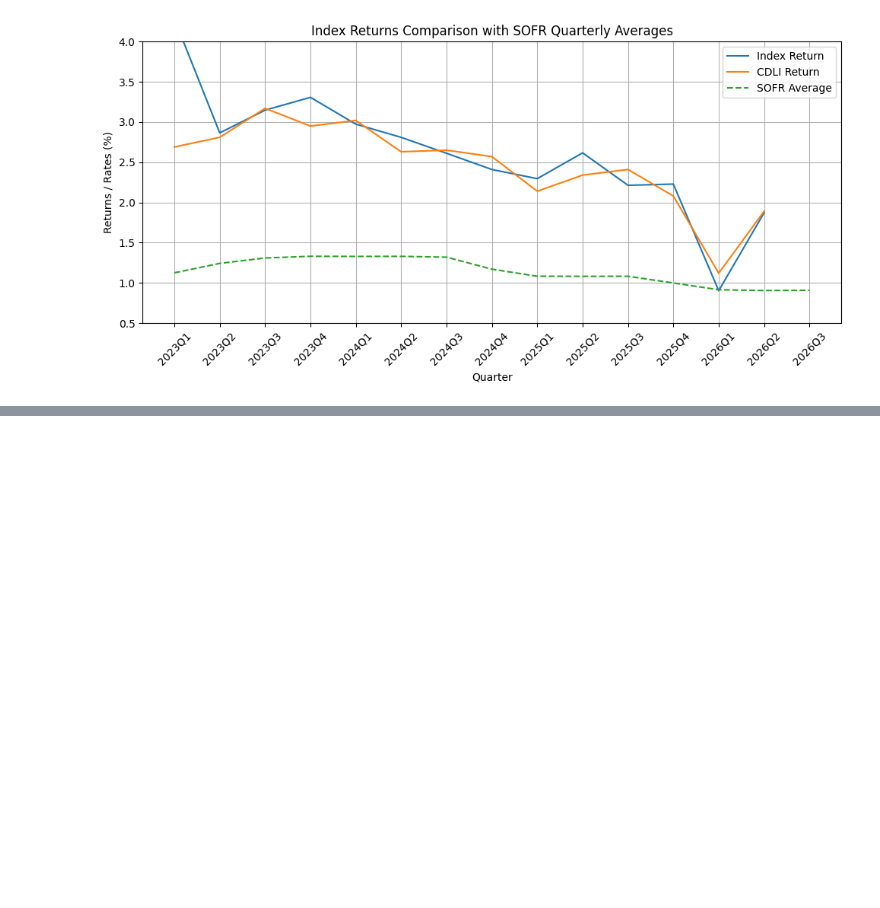
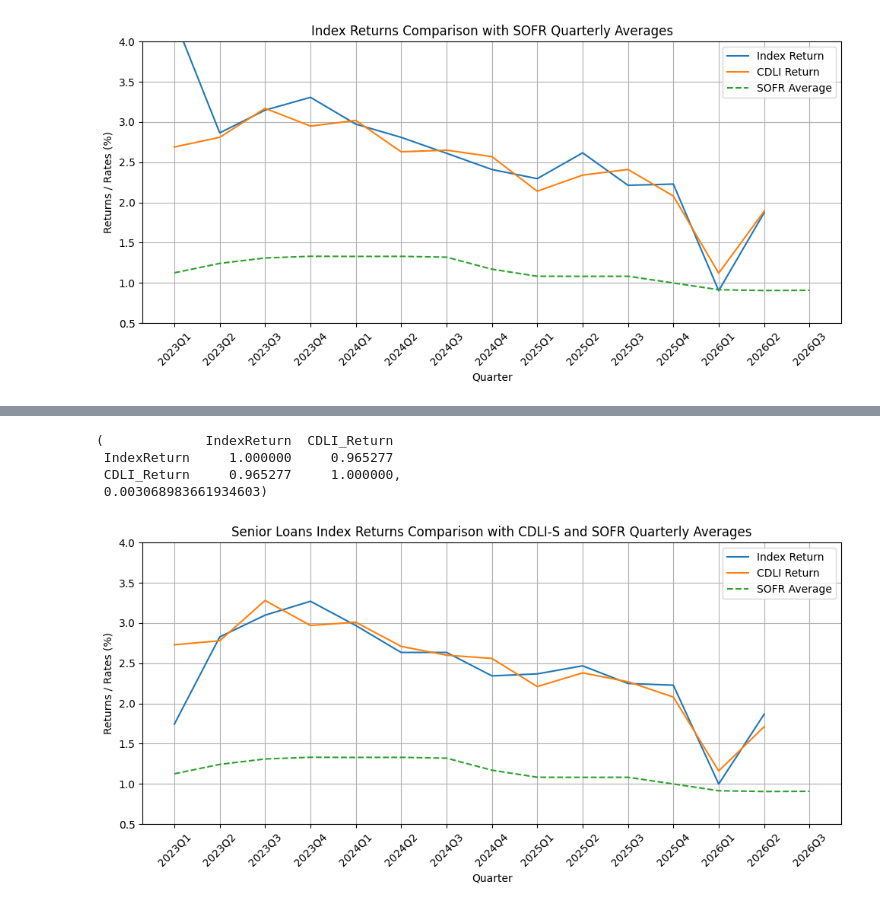
Before and after one commit to mmy32/marathonCFEM26, a Jupyter notebook: 2026 Extension/index_construction_pipeline_executed.ipynb, the cells around one changed output, grey strips where cells are left out. Saved outputs shown, nothing was run; the diff lists cells and outputs as text; code cells hidden in the pictures; blank space fills up the shorter version.

Commit message:
Update 2026 Extension: Python scripts, notebooks, READMEs, and index construction plots

```diff
--- a/2026 Extension/index_construction_pipeline_executed.ipynb
+++ b/2026 Extension/index_construction_pipeline_executed.ipynb
@@ -333,0 +337,7 @@ plot_index_cdli_sofr(plot_df)
+# %%
+plot_df_loans = build_quarterly_comparison_df(
+    quarterly_rates,
+    index_mkt_flow_loans,
+    cdli_s_csv_path
+)
+plot_df_loans
@@ -334,3 +362,18 @@ plot_index_cdli_sofr(plot_df)
+# %%
+corr_loans, te_q_loans, te_a_loans = compute_tracking_error(plot_df_loans)
+corr_loans, te_a_loans
+# %% [output]
+(             IndexReturn  CDLI_Return
+ IndexReturn     1.000000     0.965277
+ CDLI_Return     0.965277     1.000000,
+ 0.003068983661934603)
+# %%
+plot_index_cdli_sofr(
+    plot_df_loans,
+    title="Senior Loans Index Returns Comparison with CDLI-S and SOFR Quarterly Averages"
+)
+# %% [output]
+[figure, added]
 # %%
 a = (
     df.group_by("cal_q")
```
Also changed, not shown: parts of 3 cells of this notebook, 5 other files.
